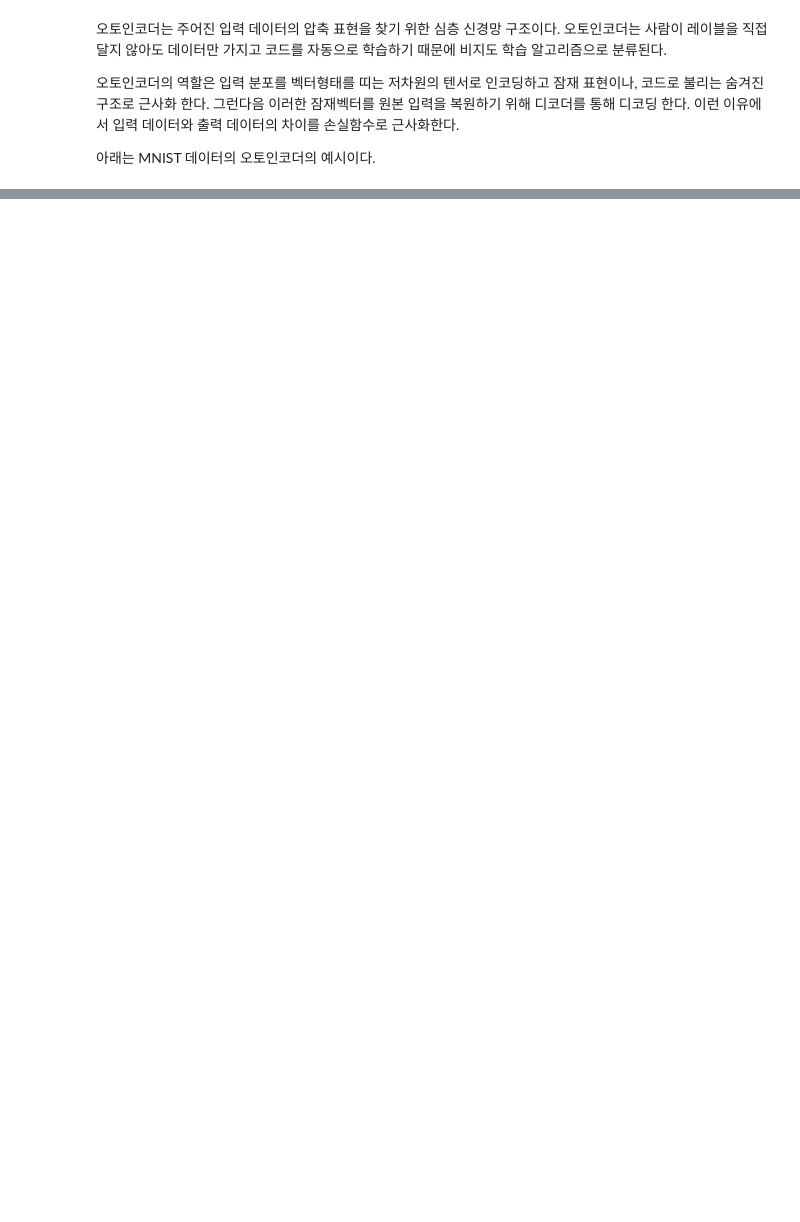
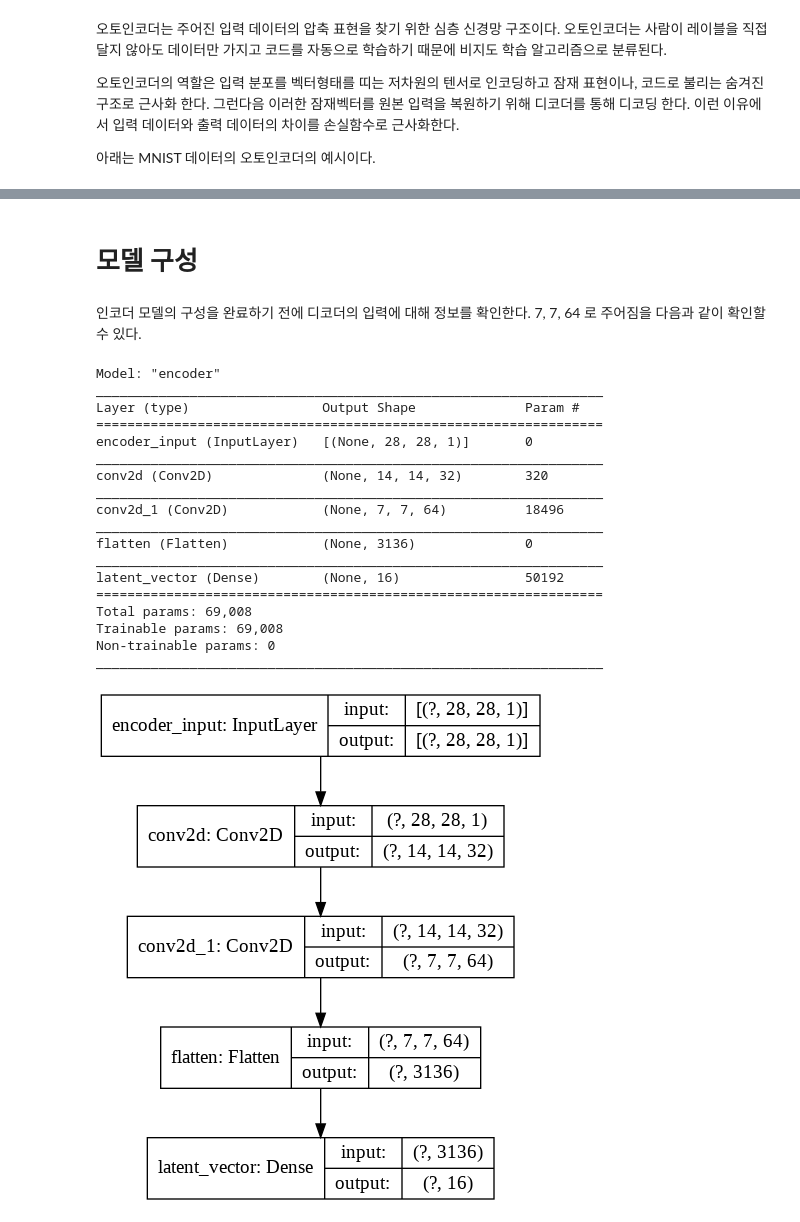
Before and after one commit to hansong0219/Advanced-Deep-learning-Notebooks, a Jupyter notebook: AutoEncoder.ipynb, the cells around one changed output, grey strips where cells are left out. Cells and saved outputs as stored; diff of their text form; code cells hidden in the pictures; blank space fills up the shorter version.

```diff
--- a/AutoEncoder.ipynb
+++ b/AutoEncoder.ipynb
@@ -16,0 +27,3 @@ from keras.layers
+# %%
+# 라벨을 사용하지 않기 때문에, Label 데이터를 출력할 필요가 없다.
+(x_train, _),(x_test, _) = mnist.load_data()
@@ -16,0 +32,34 @@ from keras.layers
+# %%
+image_size = x_train.shape[1]
+x_train = np.reshape(x_train,[-1, image_size, image_size, 1])
+x_test = np.reshape(x_test,[-1, image_size, image_size, 1])
+x_train = x_train.astype('float32')/255
+x_test = x_test.astype('float32')/255
+# %%
+# 네트워크 매개 변수 지정
+input_shape = (image_size, image_size, 1)
+batch_size = 32
+kernel_size = 3
+
+#16 차원 잠재 벡터로 변경
+latent_dim = 16
+
+#CNN 계층당 필터의 인코더/디코더 개수
+layer_filters = [32, 64]
+# %% [markdown]
+# 모델 구성
+# %%
+# 인코더 구성
+inputs =Input(shape=input_shape, name = 'encoder_input')
+
+x = inputs
+
+# Conv2D 스택
+for filters in layer_filters:
+  x = Conv2D(filters = filters,
+             kernel_size = kernel_size,
+             activation = 'relu',
+             strides = 2,
+             padding = 'same')(x)
+# %% [markdown]
+인코더 모델의 구성을 완료하기 전에 디코더의 입력에 대해 정보를 확인한다.  7, 7, 64 로 주어짐을 다음과 같이 확인할 수 있다.
@@ -16,0 +69,29 @@ from keras.layers
+# %%
+# 잠재 벡터의 생성
+x = Flatten()(x)
+latent = Dense(latent_dim, name = 'latent_vector')(x)
+
+#인코더 모델 인스턴스화
+encoder = Model(inputs, latent, name = 'encoder')
+encoder.summary()
+plot_model(encoder, show_shapes = True)
+# %% [output]
+Model: "encoder"
+_________________________________________________________________
+Layer (type)                 Output Shape              Param #
+=================================================================
+encoder_input (InputLayer)   [(None, 28, 28, 1)]       0
+_________________________________________________________________
+conv2d (Conv2D)              (None, 14, 14, 32)        320
+_________________________________________________________________
+conv2d_1 (Conv2D)            (None, 7, 7, 64)          18496
+_________________________________________________________________
+flatten (Flatten)            (None, 3136)              0
+_________________________________________________________________
+latent_vector (Dense)        (None, 16)                50192
+=================================================================
+Total params: 69,008
+Trainable params: 69,008
+Non-trainable params: 0
+_________________________________________________________________
+[figure, added]
```
Also changed, not shown: parts of 15 cells of this notebook.
